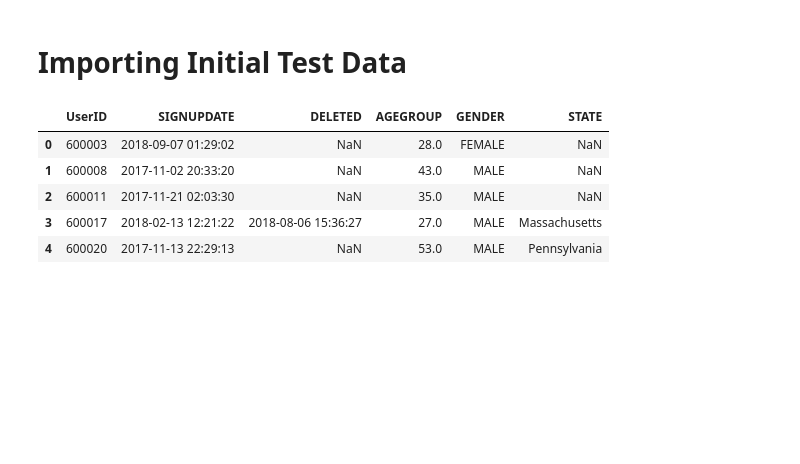
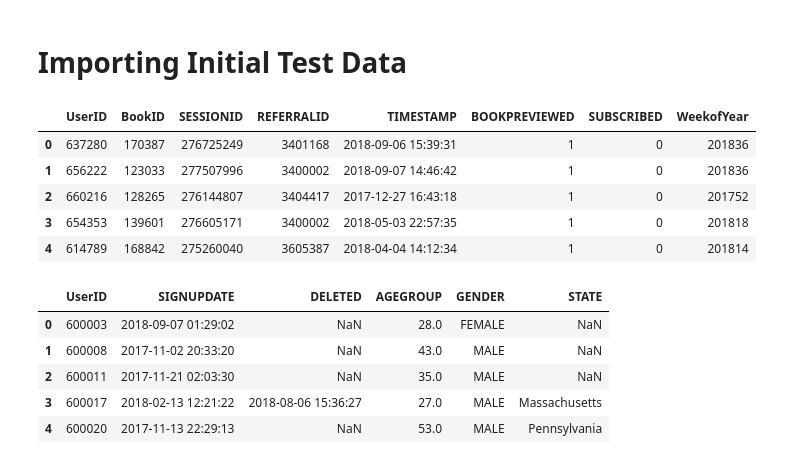
Before and after one commit to praneeth7894/Projects, a Jupyter notebook: BibliothecaModelingData/BibliothecaModelingData.ipynb, the cells around one changed output. Cells and saved outputs as stored; diff of their text form; code cells hidden in the pictures; blank space fills up the shorter version.

```diff
--- a/BibliothecaModelingData/BibliothecaModelingData.ipynb
+++ b/BibliothecaModelingData/BibliothecaModelingData.ipynb
@@ -10,6 +10,15 @@ purchase_history=pd.read_csv("BOOKSPURCHHISTORY.csv")
 visit_history=pd.read_csv("BOOKSVISITHISTORY.csv")
 users_list=pd.read_csv("USERMASTER.csv")
 train_data=pd.read_csv("BOOKSMASTERTRAIN.csv")
+# %%
+visit_history.head()
+# %% [output]
+|  | UserID | BookID | SESSIONID | REFERRALID | TIMESTAMP | BOOKPREVIEWED | SUBSCRIBED | WeekofYear |
+| 0 | 637280 | 170387 | 276725249 | 3401168 | 2018-09-06 15:39:31 | 1 | 0 | 201836 |
+| 1 | 656222 | 123033 | 277507996 | 3400002 | 2018-09-07 14:46:42 | 1 | 0 | 201836 |
+| 2 | 660216 | 128265 | 276144807 | 3404417 | 2017-12-27 16:43:18 | 1 | 0 | 201752 |
+| 3 | 654353 | 139601 | 276605171 | 3400002 | 2018-05-03 22:57:35 | 1 | 0 | 201818 |
+| 4 | 614789 | 168842 | 275260040 | 3605387 | 2018-04-04 14:12:34 | 1 | 0 | 201814 |
 # %%
 users_list.head()
 # %% [output]
```
Also changed, not shown: parts of 8 cells of this notebook.
